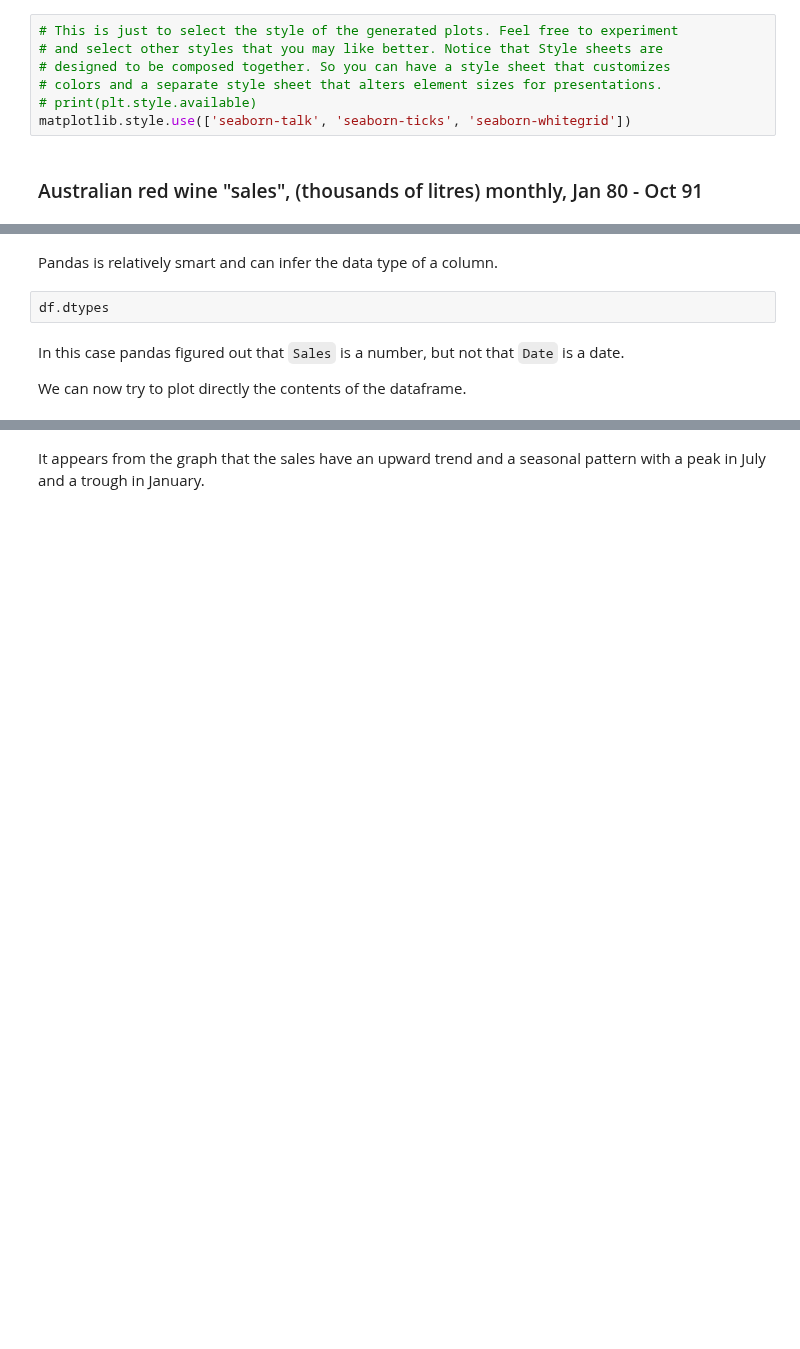
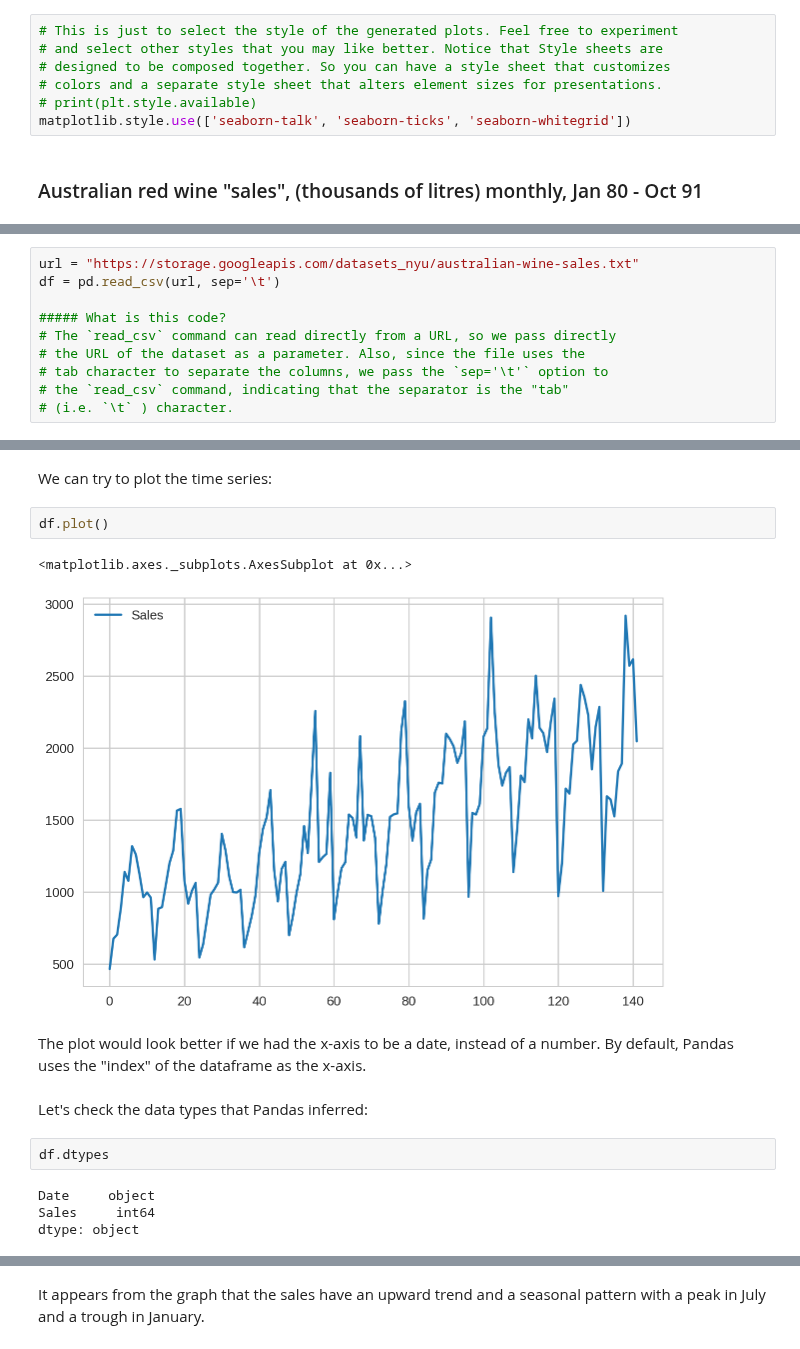
Before and after one commit to ipeirotis/dealing_with_data, a Jupyter notebook: 05-Time_Series/A-Introduction_to_Time_Series_using_Pandas.ipynb, the cells around one changed output, grey strips where cells are left out. Drawn from its saved outputs; the diff is of its cells as text; blank space fills up the shorter version.

```diff
--- a/05-Time_Series/A-Introduction_to_Time_Series_using_Pandas.ipynb
+++ b/05-Time_Series/A-Introduction_to_Time_Series_using_Pandas.ipynb
@@ -36 +32,11 @@ df = pd.read_csv("/data/australian-wine-sales.txt", sep='\t')
+# %%
+url = "https://storage.googleapis.com/datasets_nyu/australian-wine-sales.txt"
+df = pd.read_csv(url, sep='\t')
+
+##### What is this code?
+# The `read_csv` command can read directly from a URL, so we pass directly
+# the URL of the dataset as a parameter. Also, since the file uses the
+# tab character to separate the columns, we pass the `sep='\t'` option to
+# the `read_csv` command, indicating that the separator is the "tab"
+# (i.e. `\t` ) character.
 # %%
@@ -38,8 +56,17 @@ df.head(5)
-# %% [markdown]
-Pandas is relatively smart and can infer the data type of a column.
+# %% [markdown]
+We can try to plot the time series:
+# %%
+df.plot()
+# %% [output]
+<matplotlib.axes._subplots.AxesSubplot at 0x...>
+[figure, added]
+# %% [markdown]
+The plot would look better if we had the x-axis to be a date, instead of a number. By default, Pandas uses the "index" of the dataframe as the x-axis.
+# %% [markdown]
+Let's check the data types that Pandas inferred:
 # %%
 df.dtypes
+# %% [output]
+Date     object
+Sales     int64
+dtype: object
-# %% [markdown]
-In this case pandas figured out that `Sales` is a number, but not that `Date` is a date.
-
-We can now try to plot directly the contents of the dataframe.
```
Also changed, not shown: parts of 23 cells of this notebook.
